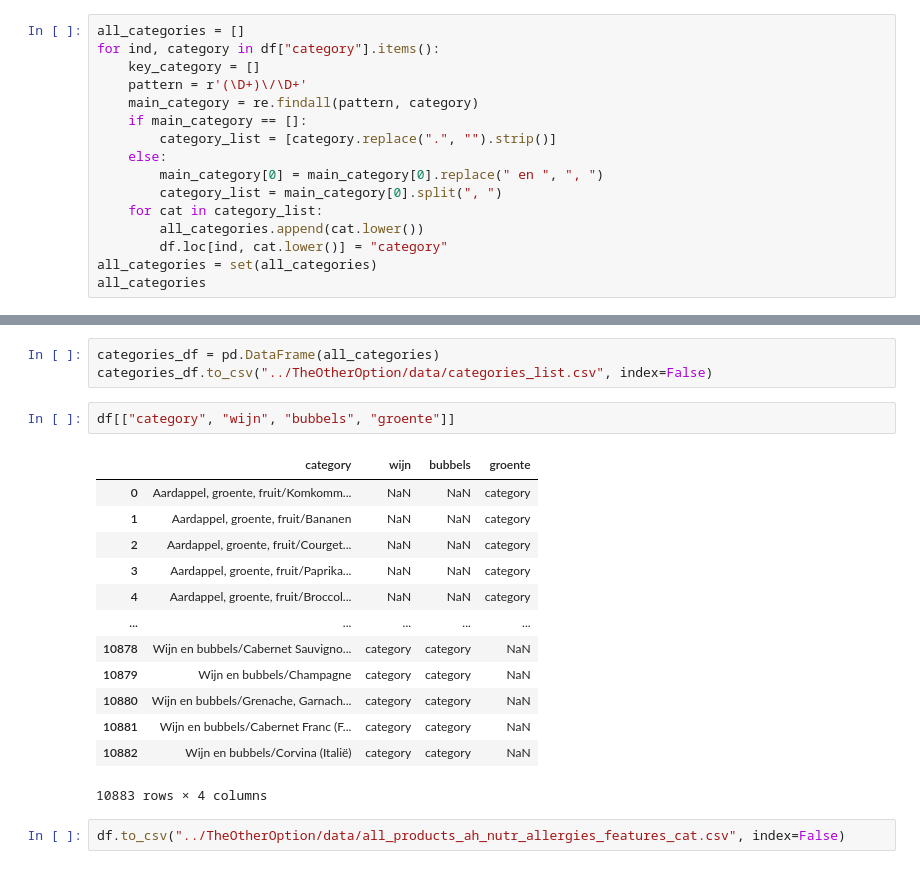
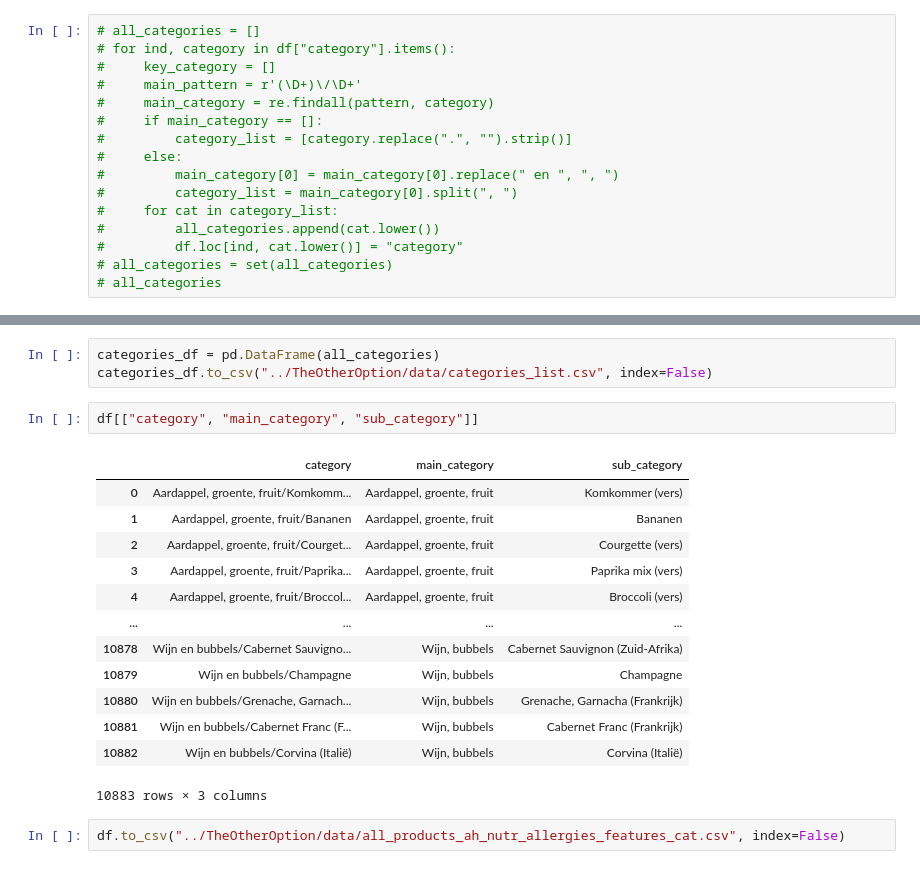
Before and after one commit to jvanleersum/TheOtherOption, a Jupyter notebook: notebooks/visualize_categories.ipynb, the cells around one changed output, grey strips where cells are left out. Drawn from its saved outputs; the diff is of its cells as text.

Commit message:
Updated categories in products df to main and sub categories

```diff
--- a/notebooks/visualize_categories.ipynb
+++ b/notebooks/visualize_categories.ipynb
@@ -7,16 +46,16 @@ df = pd.read_csv("../TheOtherOption/data/all_products_ah_nutr_allergies_features
 # %%
-all_categories = []
-for ind, category in df["category"].items():
-    key_category = []
-    pattern = r'(\D+)\/\D+'
-    main_category = re.findall(pattern, category)
-    if main_category == []:
-        category_list = [category.replace(".", "").strip()]
-    else:
-        main_category[0] = main_category[0].replace(" en ", ", ")
-        category_list = main_category[0].split(", ")
-    for cat in category_list:
-        all_categories.append(cat.lower())
-        df.loc[ind, cat.lower()] = "category"
-all_categories = set(all_categories)
-all_categories
+# all_categories = []
+# for ind, category in df["category"].items():
+#     key_category = []
+#     main_pattern = r'(\D+)\/\D+'
+#     main_category = re.findall(pattern, category)
+#     if main_category == []:
+#         category_list = [category.replace(".", "").strip()]
+#     else:
+#         main_category[0] = main_category[0].replace(" en ", ", ")
+#         category_list = main_category[0].split(", ")
+#     for cat in category_list:
+#         all_categories.append(cat.lower())
+#         df.loc[ind, cat.lower()] = "category"
+# all_categories = set(all_categories)
+# all_categories
@@ -42,20 +63,20 @@ all_categories
 categories_df = pd.DataFrame(all_categories)
 categories_df.to_csv("../TheOtherOption/data/categories_list.csv", index=False)
 # %%
-df[["category", "wijn", "bubbels", "groente"]]
+df[["category", "main_category", "sub_category"]]
 # %% [output]
-|  | category | wijn | bubbels | groente |
-| 0 | Aardappel, groente, fruit/Komkomm... | NaN | NaN | category |
-| 1 | Aardappel, groente, fruit/Bananen | NaN | NaN | category |
-| 2 | Aardappel, groente, fruit/Courget... | NaN | NaN | category |
-| 3 | Aardappel, groente, fruit/Paprika... | NaN | NaN | category |
-| 4 | Aardappel, groente, fruit/Broccol... | NaN | NaN | category |
-| ... | ... | ... | ... | ... |
-| 10878 | Wijn en bubbels/Cabernet Sauvigno... | category | category | NaN |
-| 10879 | Wijn en bubbels/Champagne | category | category | NaN |
-| 10880 | Wijn en bubbels/Grenache, Garnach... | category | category | NaN |
-| 10881 | Wijn en bubbels/Cabernet Franc (F... | category | category | NaN |
-| 10882 | Wijn en bubbels/Corvina (Italië) | category | category | NaN |
+|  | category | main_category | sub_category |
+| 0 | Aardappel, groente, fruit/Komkomm... | Aardappel, groente, fruit | Komkommer (vers) |
+| 1 | Aardappel, groente, fruit/Bananen | Aardappel, groente, fruit | Bananen |
+| 2 | Aardappel, groente, fruit/Courget... | Aardappel, groente, fruit | Courgette (vers) |
+| 3 | Aardappel, groente, fruit/Paprika... | Aardappel, groente, fruit | Paprika mix (vers) |
+| 4 | Aardappel, groente, fruit/Broccol... | Aardappel, groente, fruit | Broccoli (vers) |
+| ... | ... | ... | ... |
+| 10878 | Wijn en bubbels/Cabernet Sauvigno... | Wijn, bubbels | Cabernet Sauvignon (Zuid-Afrika) |
+| 10879 | Wijn en bubbels/Champagne | Wijn, bubbels | Champagne |
+| 10880 | Wijn en bubbels/Grenache, Garnach... | Wijn, bubbels | Grenache, Garnacha (Frankrijk) |
+| 10881 | Wijn en bubbels/Cabernet Franc (F... | Wijn, bubbels | Cabernet Franc (Frankrijk) |
+| 10882 | Wijn en bubbels/Corvina (Italië) | Wijn, bubbels | Corvina (Italië) |
-10883 rows × 4 columns
+10883 rows × 3 columns
 # %%
 df.to_csv("../TheOtherOption/data/all_products_ah_nutr_allergies_features_cat.csv", index=False)
```
Also changed, not shown: parts of 4 cells of this notebook, 1 other file.
